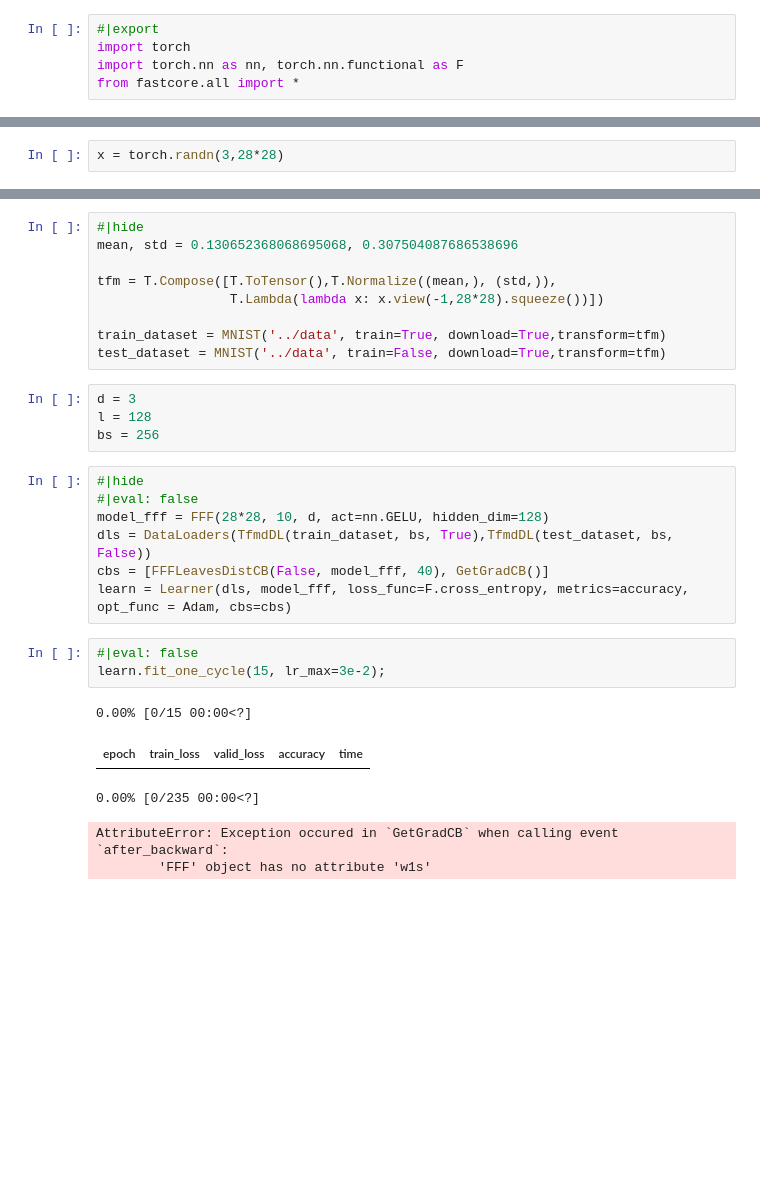
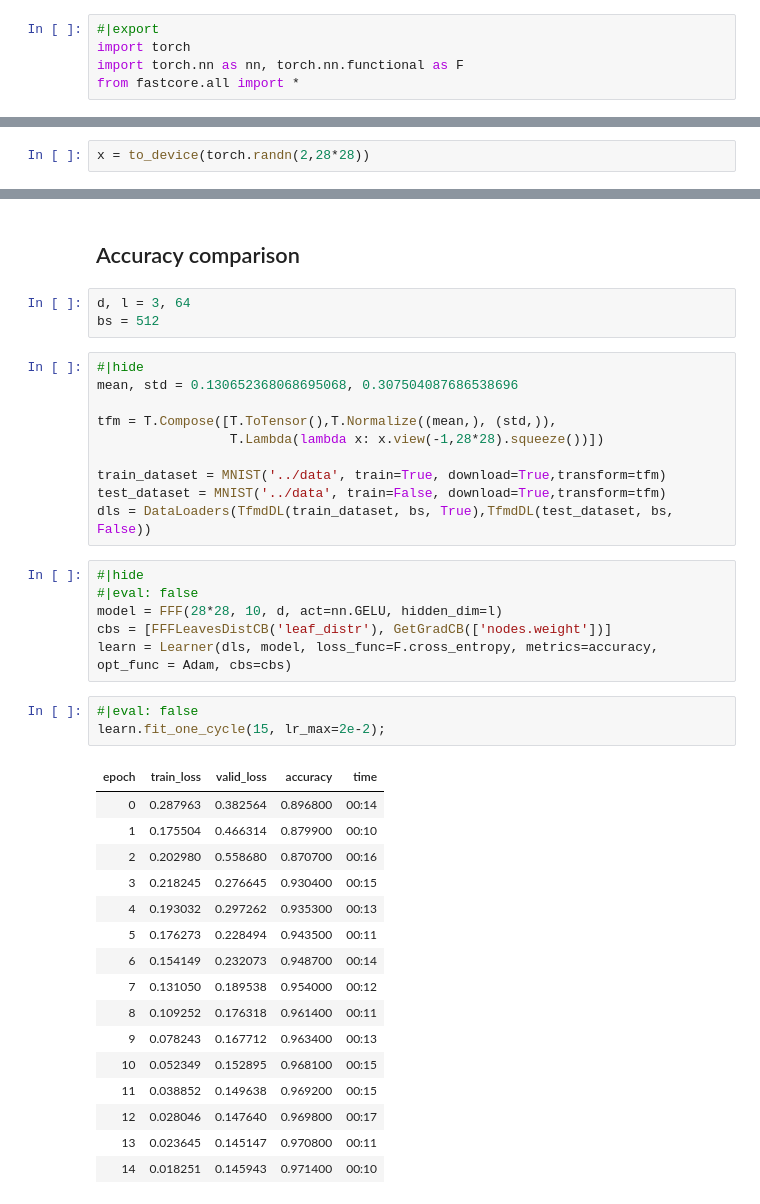
Before and after one commit to ssslakter/FastFF, a Jupyter notebook: nbs/04_fff.ipynb, the cells around one changed output, grey strips where cells are left out. Saved outputs shown, nothing was run; the diff lists cells and outputs as text; blank space fills up the shorter version.

```diff
--- a/nbs/04_fff.ipynb
+++ b/nbs/04_fff.ipynb
@@ -45,2 +81,2 @@ class FFF(nn.Module):
 # %%
-x = torch.randn(3,28*28)
+x = to_device(torch.randn(2,28*28))
@@ -59,3 +96,8 @@ m = FFF(28*28, 10, d, act=None, hidden_dim=5)
+# %% [markdown]
+## Accuracy comparison
+# %%
+d, l = 3, 64
+bs = 512
 # %%
 #|hide
 mean, std = 0.130652368068695068, 0.307504087686538696
@@ -65,23 +107,30 @@ tfm = T.Compose([T.ToTensor(),T.Normalize((mean,), (std,)),
 
 train_dataset = MNIST('../data', train=True, download=True,transform=tfm)
 test_dataset = MNIST('../data', train=False, download=True,transform=tfm)
+dls = DataLoaders(TfmdDL(train_dataset, bs, True),TfmdDL(test_dataset, bs, False))
-# %%
-d = 3
-l = 128
-bs = 256
 # %%
 #|hide
 #|eval: false
-model_fff = FFF(28*28, 10, d, act=nn.GELU, hidden_dim=128)
-dls = DataLoaders(TfmdDL(train_dataset, bs, True),TfmdDL(test_dataset, bs, False))
-cbs = [FFFLeavesDistCB(False, model_fff, 40), GetGradCB()]
-learn = Learner(dls, model_fff, loss_func=F.cross_entropy, metrics=accuracy, opt_func = Adam, cbs=cbs)
+model = FFF(28*28, 10, d, act=nn.GELU, hidden_dim=l)
+cbs = [FFFLeavesDistCB('leaf_distr'), GetGradCB(['nodes.weight'])]
+learn = Learner(dls, model, loss_func=F.cross_entropy, metrics=accuracy, opt_func = Adam, cbs=cbs)
 # %%
 #|eval: false
-learn.fit_one_cycle(15, lr_max=3e-2);
+learn.fit_one_cycle(15, lr_max=2e-2);
 # %% [output]
-0.00% [0/15 00:00<?]
 | epoch | train_loss | valid_loss | accuracy | time |
+| 0 | 0.287963 | 0.382564 | 0.896800 | 00:14 |
+| 1 | 0.175504 | 0.466314 | 0.879900 | 00:10 |
+| 2 | 0.202980 | 0.558680 | 0.870700 | 00:16 |
+| 3 | 0.218245 | 0.276645 | 0.930400 | 00:15 |
+| 4 | 0.193032 | 0.297262 | 0.935300 | 00:13 |
+| 5 | 0.176273 | 0.228494 | 0.943500 | 00:11 |
+| 6 | 0.154149 | 0.232073 | 0.948700 | 00:14 |
+| 7 | 0.131050 | 0.189538 | 0.954000 | 00:12 |
+| 8 | 0.109252 | 0.176318 | 0.961400 | 00:11 |
+| 9 | 0.078243 | 0.167712 | 0.963400 | 00:13 |
+| 10 | 0.052349 | 0.152895 | 0.968100 | 00:15 |
+| 11 | 0.038852 | 0.149638 | 0.969200 | 00:15 |
+| 12 | 0.028046 | 0.147640 | 0.969800 | 00:17 |
+| 13 | 0.023645 | 0.145147 | 0.970800 | 00:11 |
+| 14 | 0.018251 | 0.145943 | 0.971400 | 00:10 |
-0.00% [0/235 00:00<?]
-AttributeError: Exception occured in `GetGradCB` when calling event `after_backward`:
-        'FFF' object has no attribute 'w1s'
```
Also changed, not shown: parts of 15 cells of this notebook, 5 other files.
